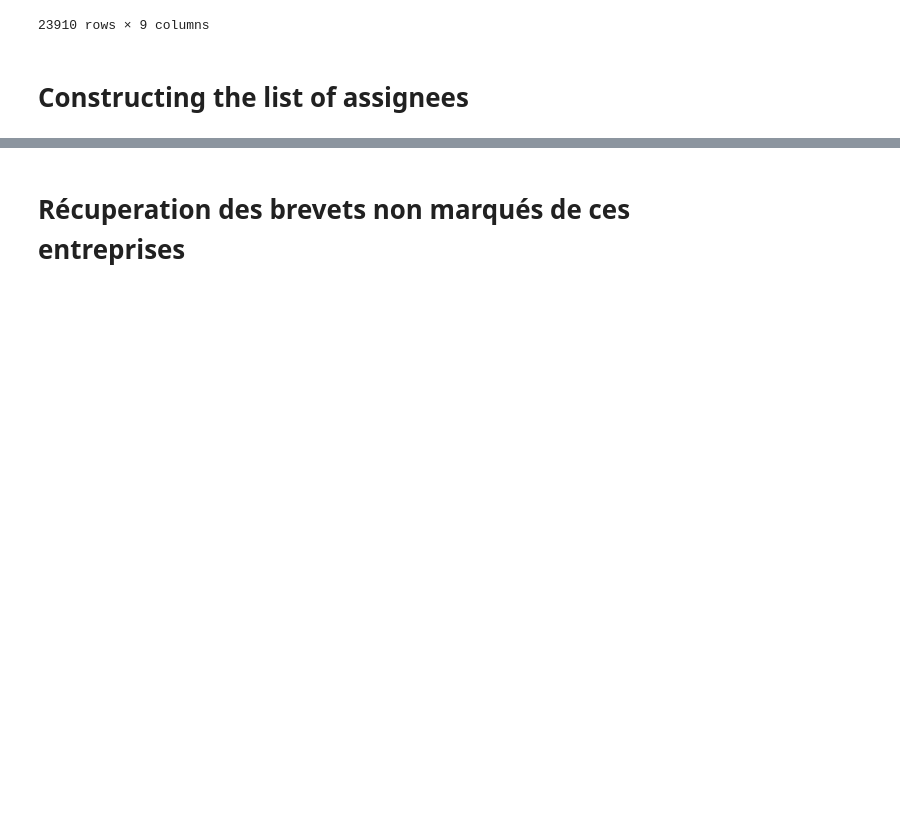
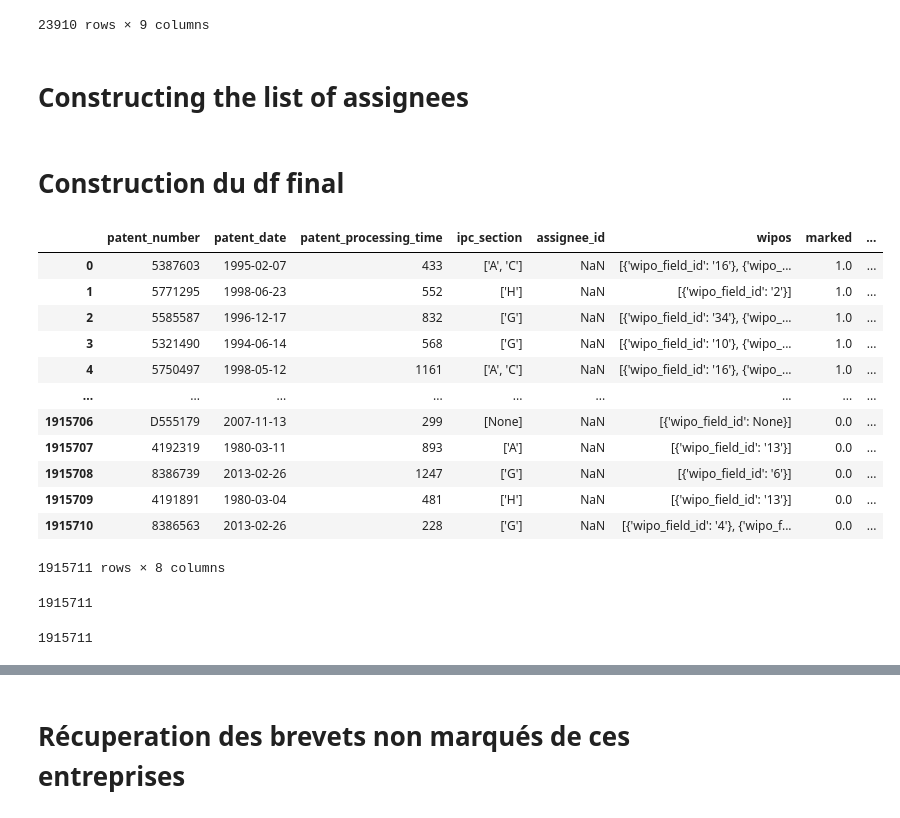
Before and after one commit to gregbellan/MODS208, a Jupyter notebook: Scrapping_v2.ipynb, the cells around one changed output, grey strips where cells are left out. Drawn from its saved outputs; the diff is of its cells as text; code cells hidden in the pictures; blank space fills up the shorter version.

```diff
--- a/Scrapping_v2.ipynb
+++ b/Scrapping_v2.ipynb
@@ -108,3 +108,23 @@ while k < len(assignees)-100:
     L_assignees.append(json.dumps(assignees[k:k+100]))
     k+=100
 L_assignees.append(json.dumps(assignees[k:]))
+# %% [markdown]
+# Construction du df final
+# %%
+df_final = pd.read_csv('../to_finish.csv')
+# %%
+df_final
+# %% [output]
+|  | patent_number | patent_date | patent_processing_time | ipc_section | assignee_id | wipos | marked | ... |
+| 0 | 5387603 | 1995-02-07 | 433 | ['A', 'C'] | NaN | [{'wipo_field_id': '16'}, {'wipo_... | 1.0 | ... |
+| 1 | 5771295 | 1998-06-23 | 552 | ['H'] | NaN | [{'wipo_field_id': '2'}] | 1.0 | ... |
+| 2 | 5585587 | 1996-12-17 | 832 | ['G'] | NaN | [{'wipo_field_id': '34'}, {'wipo_... | 1.0 | ... |
+| 3 | 5321490 | 1994-06-14 | 568 | ['G'] | NaN | [{'wipo_field_id': '10'}, {'wipo_... | 1.0 | ... |
+| 4 | 5750497 | 1998-05-12 | 1161 | ['A', 'C'] | NaN | [{'wipo_field_id': '16'}, {'wipo_... | 1.0 | ... |
+| ... | ... | ... | ... | ... | ... | ... | ... | ... |
+| 1915706 | D555179 | 2007-11-13 | 299 | [None] | NaN | [{'wipo_field_id': None}] | 0.0 | ... |
+| 1915707 | 4192319 | 1980-03-11 | 893 | ['A'] | NaN | [{'wipo_field_id': '13'}] | 0.0 | ... |
+| 1915708 | 8386739 | 2013-02-26 | 1247 | ['G'] | NaN | [{'wipo_field_id': '6'}] | 0.0 | ... |
+| 1915709 | 4191891 | 1980-03-04 | 481 | ['H'] | NaN | [{'wipo_field_id': '13'}] | 0.0 | ... |
+| 1915710 | 8386563 | 2013-02-26 | 228 | ['G'] | NaN | [{'wipo_field_id': '4'}, {'wipo_f... | 0.0 | ... |
+1915711 rows × 8 columns
@@ -110,0 +178,4 @@ L_assignees.append(json.dumps(assignees[k:]))
+# %%
+len(final_ipc_section)
+# %% [output]
+1915711
@@ -110,0 +189,4 @@ L_assignees.append(json.dumps(assignees[k:]))
+# %%
+len(wipos_final)
+# %% [output]
+1915711
```
Also changed, not shown: parts of 24 cells of this notebook, 1 other file.
